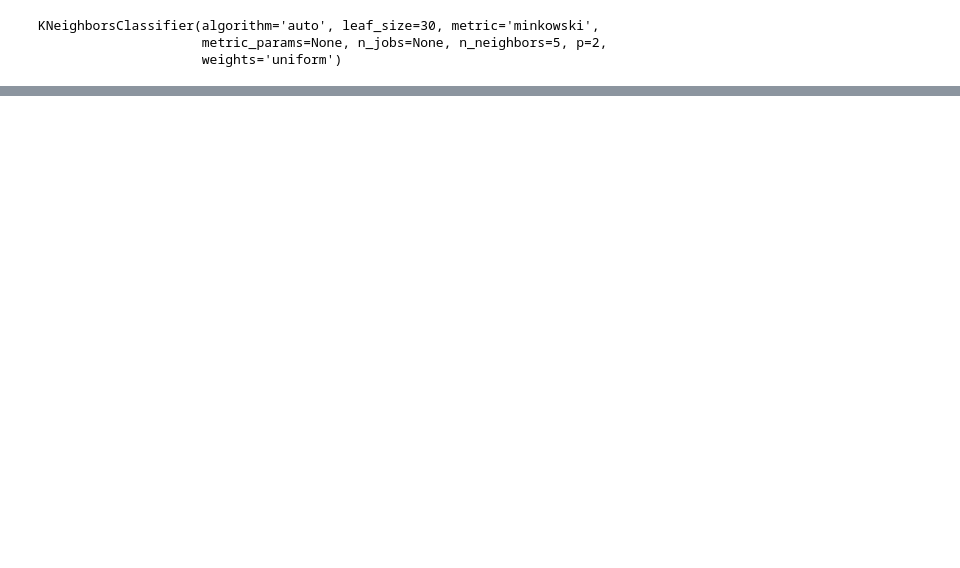
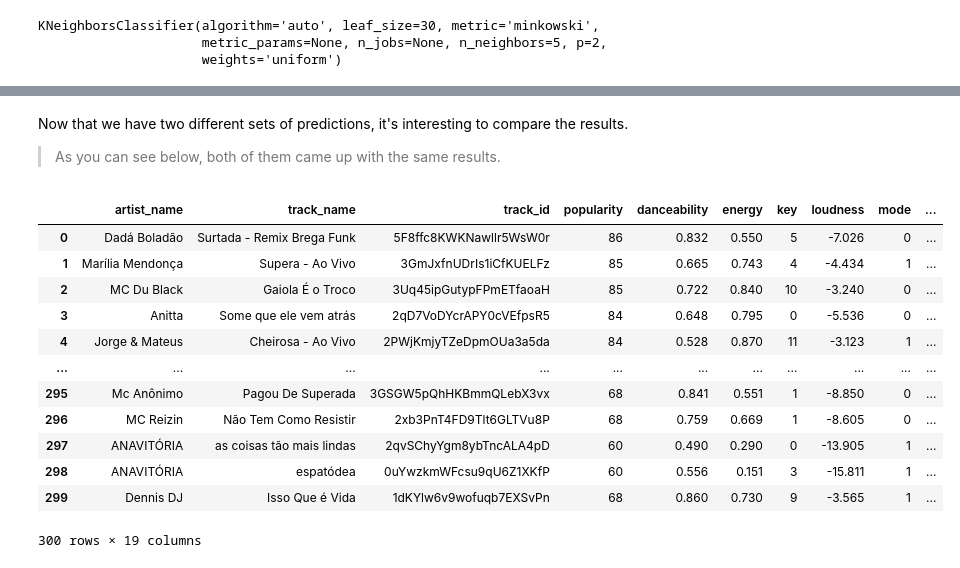
Before and after one commit to rafaelnduarte/Spotify_K-Means_Clustering, a Jupyter notebook: Biased_Random_Mood_Playlist_Spotify.ipynb, the cells around one changed output, grey strips where cells are left out. Drawn from its saved outputs; the diff is of its cells as text; code cells hidden in the pictures; blank space fills up the shorter version.

```diff
--- a/Biased_Random_Mood_Playlist_Spotify.ipynb
+++ b/Biased_Random_Mood_Playlist_Spotify.ipynb
@@ -495,0 +471,4 @@ py.iplot(fig, filename='3d point clustering')
+# %%
+# converting preditcions into a df
+kmeans = pd.DataFrame(data=y_kmeans, dtype=int)
+kmeans.columns = ['k_cluster']
@@ -495,0 +487,2 @@ py.iplot(fig, filename='3d point clustering')
+# %%
+df_cluster = pd.concat([df_cluster, kmeans], axis=1)
@@ -564,0 +569,7 @@ test[test.knn == 1.0]
+# %%
+# converting preditcions into a df
+knn_pred = pd.DataFrame(data=y_pred, dtype=int)
+knn_pred.columns = ['knn']
+# %%
+# concatenating knn results to our dataframe
+df_cluster = pd.concat([df_cluster, knn_pred], axis=1)
@@ -564,0 +587,20 @@ test[test.knn == 1.0]
+# %% [markdown]
+Now that we have two different sets of predictions, it's interesting to compare the results.
+
+> As you can see below, both of them came up with the same results.
+# %%
+df_cluster.loc[df_cluster['k_cluster'] == df_cluster['knn']]
+# %% [output]
+|  | artist_name | track_name | track_id | popularity | danceability | energy | key | loudness | mode | ... |
+| 0 | Dadá Boladão | Surtada - Remix Brega Funk | 5F8ffc8KWKNawllr5WsW0r | 86 | 0.832 | 0.550 | 5 | -7.026 | 0 | ... |
+| 1 | Marília Mendonça | Supera - Ao Vivo | 3GmJxfnUDrIs1iCfKUELFz | 85 | 0.665 | 0.743 | 4 | -4.434 | 1 | ... |
+| 2 | MC Du Black | Gaiola É o Troco | 3Uq45ipGutypFPmETfaoaH | 85 | 0.722 | 0.840 | 10 | -3.240 | 0 | ... |
+| 3 | Anitta | Some que ele vem atrás | 2qD7VoDYcrAPY0cVEfpsR5 | 84 | 0.648 | 0.795 | 0 | -5.536 | 0 | ... |
+| 4 | Jorge & Mateus | Cheirosa - Ao Vivo | 2PWjKmjyTZeDpmOUa3a5da | 84 | 0.528 | 0.870 | 11 | -3.123 | 1 | ... |
+| ... | ... | ... | ... | ... | ... | ... | ... | ... | ... | ... |
+| 295 | Mc Anônimo | Pagou De Superada | 3GSGW5pQhHKBmmQLebX3vx | 68 | 0.841 | 0.551 | 1 | -8.850 | 0 | ... |
+| 296 | MC Reizin | Não Tem Como Resistir | 2xb3PnT4FD9Tlt6GLTVu8P | 68 | 0.759 | 0.669 | 1 | -8.605 | 0 | ... |
+| 297 | ANAVITÓRIA | as coisas tão mais lindas | 2qvSChyYgm8ybTncALA4pD | 60 | 0.490 | 0.290 | 0 | -13.905 | 1 | ... |
+| 298 | ANAVITÓRIA | espatódea | 0uYwzkmWFcsu9qU6Z1XKfP | 60 | 0.556 | 0.151 | 3 | -15.811 | 1 | ... |
+| 299 | Dennis DJ | Isso Que é Vida | 1dKYlw6v9wofuqb7EXSvPn | 68 | 0.860 | 0.730 | 9 | -3.565 | 1 | ... |
+300 rows × 19 columns
```
Also changed, not shown: parts of 35 cells of this notebook.
